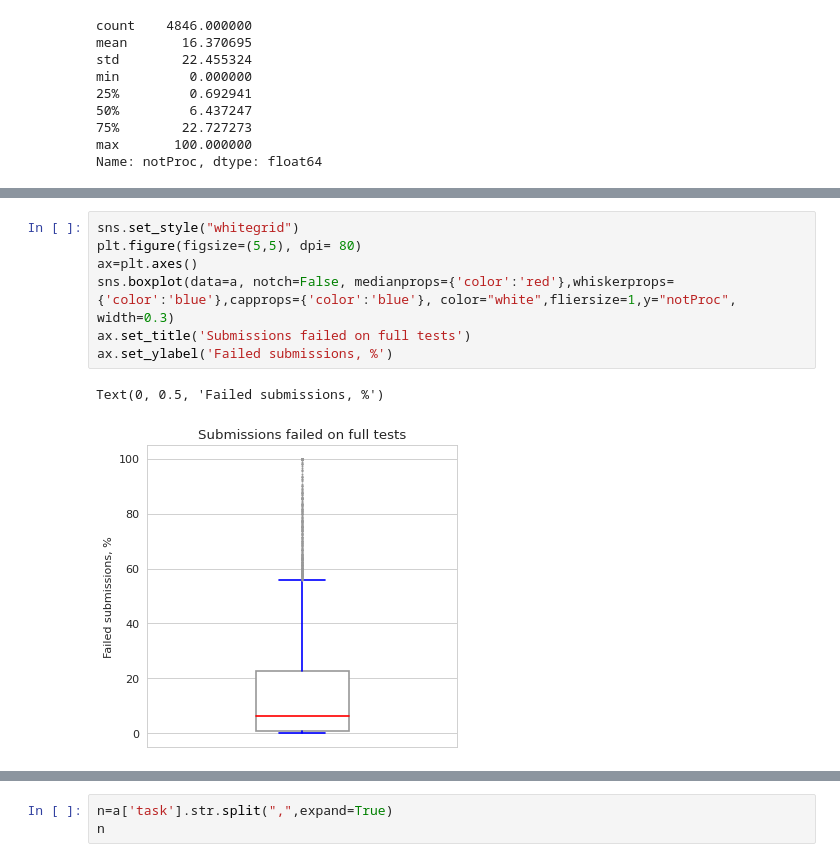
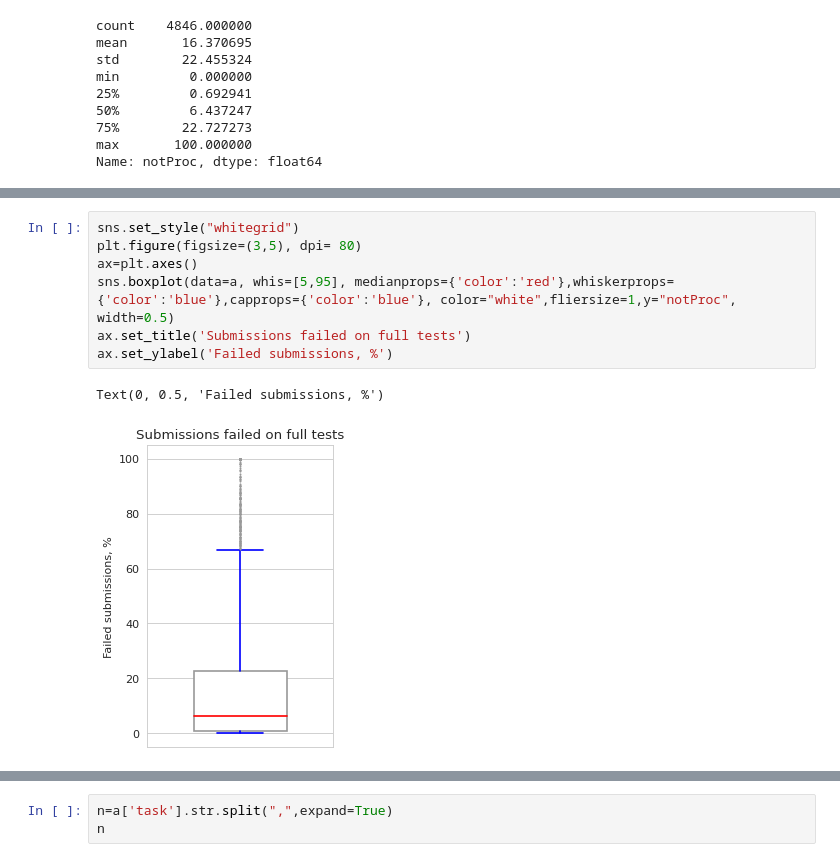
Before and after one commit to NataIss/codeforces, a Jupyter notebook: Codeforces_12_FailedOnFullTests.ipynb, the cells around one changed output, grey strips where cells are left out. Drawn from its saved outputs; the diff is of its cells as text.

```diff
--- a/Codeforces_12_FailedOnFullTests.ipynb
+++ b/Codeforces_12_FailedOnFullTests.ipynb
@@ -146,10 +141,10 @@ a['notProc'].hist(bins=20)
 # %%
 sns.set_style("whitegrid")
-plt.figure(figsize=(5,5), dpi= 80)
+plt.figure(figsize=(3,5), dpi= 80)
 ax=plt.axes()
-sns.boxplot(data=a, notch=False, medianprops={'color':'red'},whiskerprops={'color':'blue'},capprops={'color':'blue'}, color="white",fliersize=1,y="notProc", width=0.3)
+sns.boxplot(data=a, whis=[5,95], medianprops={'color':'red'},whiskerprops={'color':'blue'},capprops={'color':'blue'}, color="white",fliersize=1,y="notProc", width=0.5)
 ax.set_title('Submissions failed on full tests')
 ax.set_ylabel('Failed submissions, %')
 # %% [output]
 Text(0, 0.5, 'Failed submissions, %')
-[figure, old version]
+[figure, new version]
```
Also changed, not shown: parts of 4 cells of this notebook.
